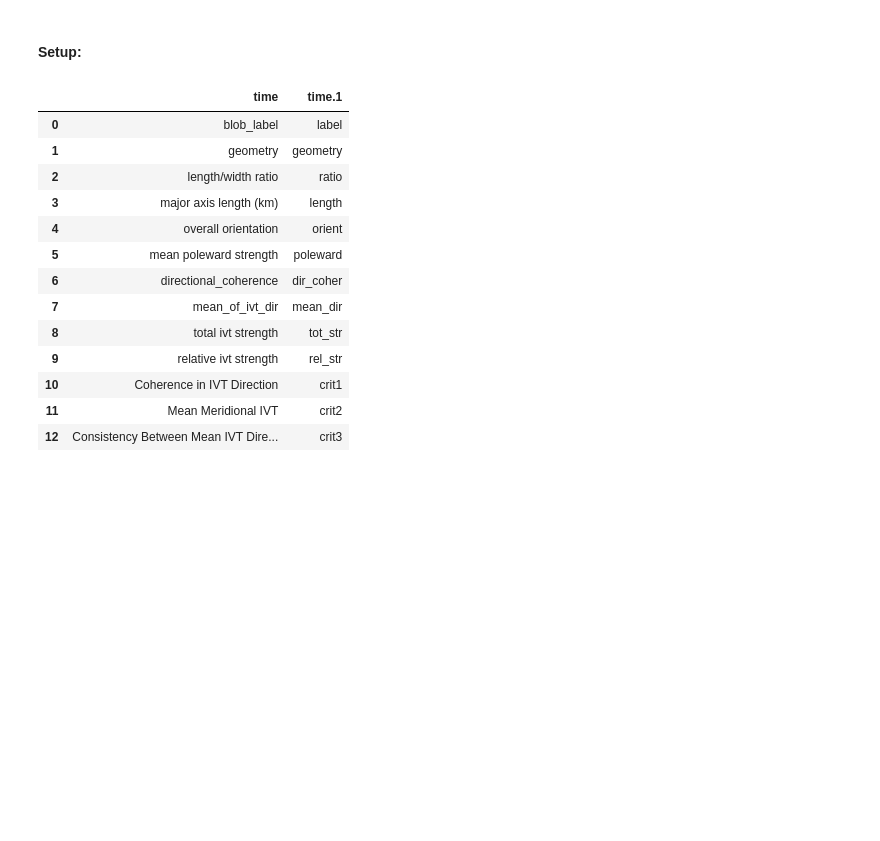
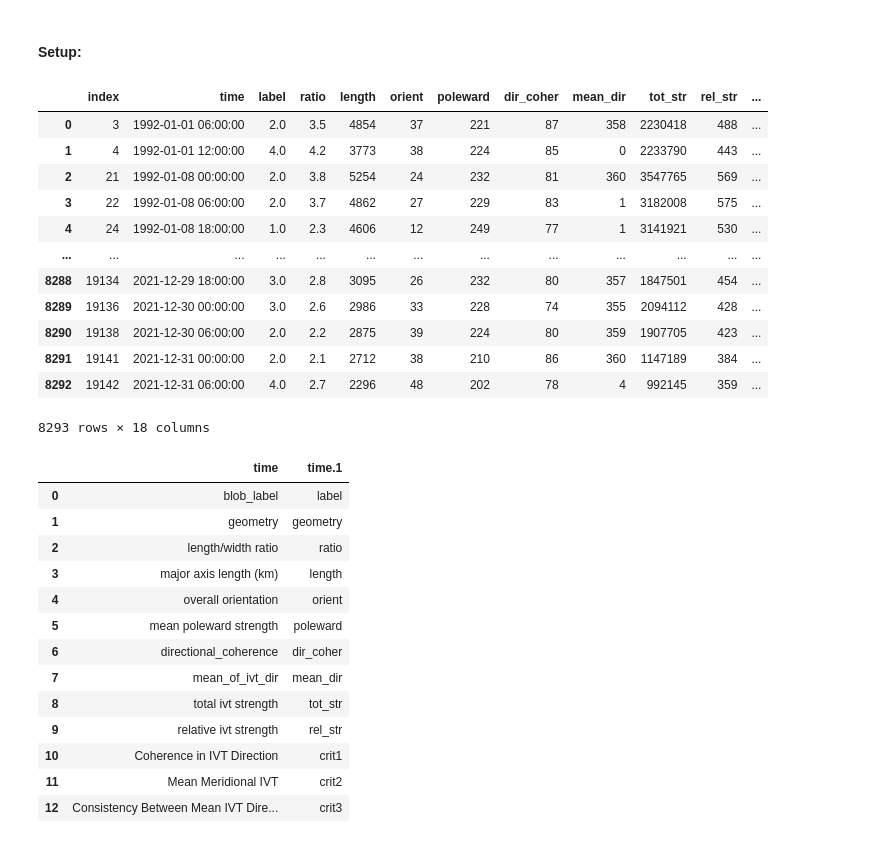
Before and after one commit to ua-snap/ar_avalanche, a Jupyter notebook: AR_QC.ipynb, the cells around one changed output. Cells and saved outputs as stored; diff of their text form; code cells hidden in the pictures; blank space fills up the shorter version.

```diff
--- a/AR_QC.ipynb
+++ b/AR_QC.ipynb
@@ -20,6 +20,22 @@ ar_6hr['time'] = pd.to_datetime(ar_6hr['time'])
 ar_events = gpd.read_file(landfall_events_fp)
 ar_events['start'] = pd.to_datetime(ar_events['start'])
 ar_events['end'] = pd.to_datetime(ar_events['end'])
+# %%
+ar_6hr
+# %% [output]
+|  | index | time | label | ratio | length | orient | poleward | dir_coher | mean_dir | tot_str | rel_str | ... |
+| 0 | 3 | 1992-01-01 06:00:00 | 2.0 | 3.5 | 4854 | 37 | 221 | 87 | 358 | 2230418 | 488 | ... |
+| 1 | 4 | 1992-01-01 12:00:00 | 4.0 | 4.2 | 3773 | 38 | 224 | 85 | 0 | 2233790 | 443 | ... |
+| 2 | 21 | 1992-01-08 00:00:00 | 2.0 | 3.8 | 5254 | 24 | 232 | 81 | 360 | 3547765 | 569 | ... |
+| 3 | 22 | 1992-01-08 06:00:00 | 2.0 | 3.7 | 4862 | 27 | 229 | 83 | 1 | 3182008 | 575 | ... |
+| 4 | 24 | 1992-01-08 18:00:00 | 1.0 | 2.3 | 4606 | 12 | 249 | 77 | 1 | 3141921 | 530 | ... |
+| ... | ... | ... | ... | ... | ... | ... | ... | ... | ... | ... | ... | ... |
+| 8288 | 19134 | 2021-12-29 18:00:00 | 3.0 | 2.8 | 3095 | 26 | 232 | 80 | 357 | 1847501 | 454 | ... |
+| 8289 | 19136 | 2021-12-30 00:00:00 | 3.0 | 2.6 | 2986 | 33 | 228 | 74 | 355 | 2094112 | 428 | ... |
+| 8290 | 19138 | 2021-12-30 06:00:00 | 2.0 | 2.2 | 2875 | 39 | 224 | 80 | 359 | 1907705 | 423 | ... |
+| 8291 | 19141 | 2021-12-31 00:00:00 | 2.0 | 2.1 | 2712 | 38 | 210 | 86 | 360 | 1147189 | 384 | ... |
+| 8292 | 19142 | 2021-12-31 06:00:00 | 4.0 | 2.7 | 2296 | 48 | 202 | 78 | 4 | 992145 | 359 | ... |
+8293 rows × 18 columns
 # %%
 pd.read_csv(csv_fp)
 # %% [output]
```
Also changed, not shown: parts of 2 cells of this notebook, 1 other file.
